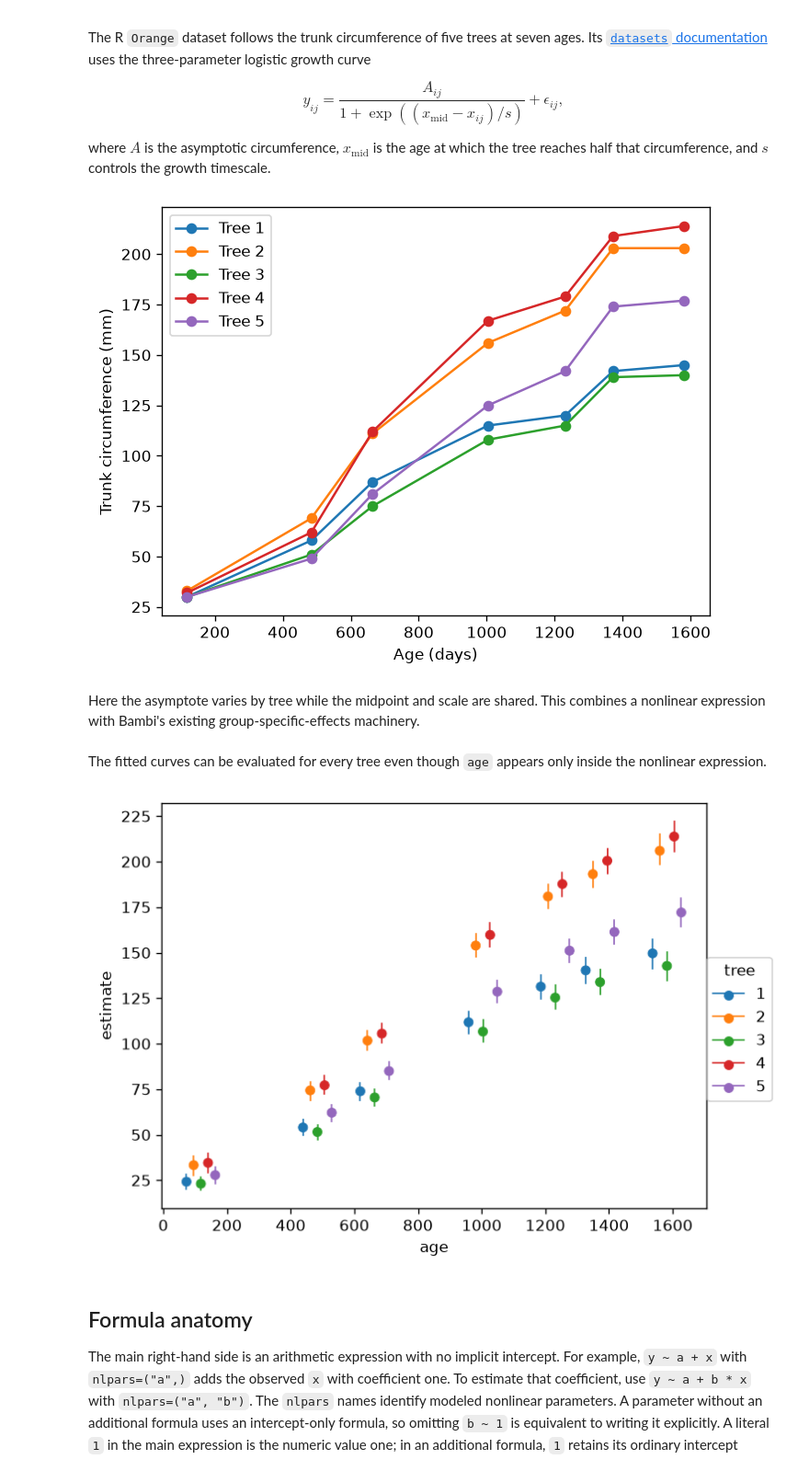
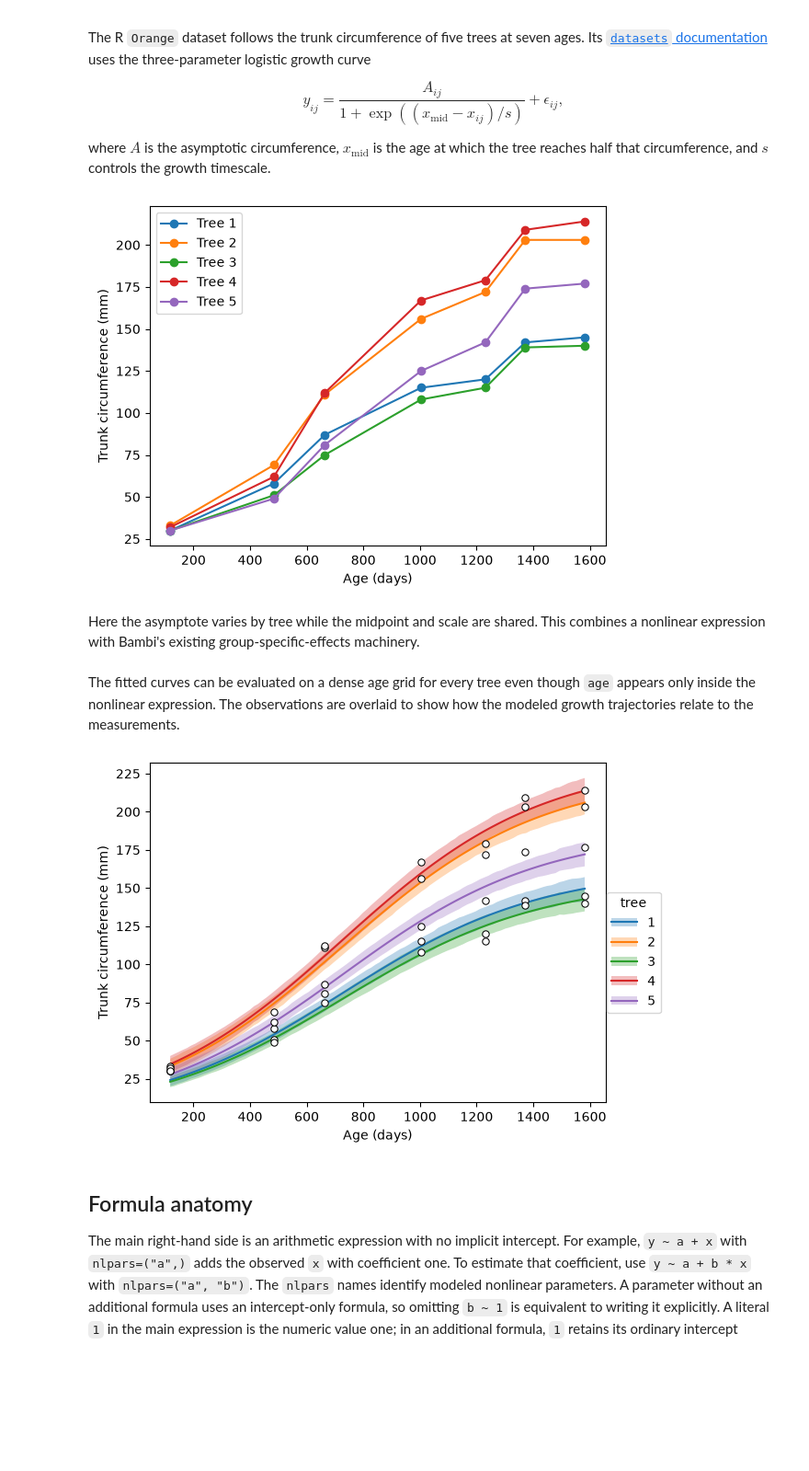
Before and after one commit to tjburch/bambi, a Jupyter notebook: docs/notebooks/nonlinear_expressions.ipynb, the cells around one changed output. Shown at 92% size. Cells and saved outputs as stored; diff of their text form; code cells hidden in the pictures; blank space fills up the shorter version.

Commit message:
Improve nonlinear example plots

```diff
--- a/docs/notebooks/nonlinear_expressions.ipynb
+++ b/docs/notebooks/nonlinear_expressions.ipynb
@@ -101,6 +114,7 @@ where $A$ is the asymptotic circumference, $x_{\mathrm{mid}}$ is the age at whic
 half that circumference, and $s$ controls the growth timescale.
 # %%
 orange = pd.read_csv("data/orange.csv")
+orange["age"] = orange["age"].astype(float)
 orange["tree"] = orange["tree"].astype("category")
 
 for tree, group in orange.groupby("tree", observed=True):
@@ -110,7 +124,7 @@ plt.ylabel("Trunk circumference (mm)")
 plt.legend()
 plt.show()
 # %% [output]
-[figure, old version]
+[figure, new version]
 # %% [markdown]
 
 Here the asymptote varies by tree while the midpoint and scale are shared. This combines a
@@ -148,16 +162,33 @@ orange_idata = orange_model.fit(
 )
 # %% [markdown]
 
-The fitted curves can be evaluated for every tree even though `age` appears only inside the
-nonlinear expression.
+The fitted curves can be evaluated on a dense age grid for every tree even though `age` appears
+only inside the nonlinear expression. The observations are overlaid to show how the modeled
+growth trajectories relate to the measurements.
 # %%
-bmb.interpret.plot_predictions(
+orange_fig = bmb.interpret.plot_predictions(
     orange_model,
     orange_idata,
-    conditional=["age", "tree"],
+    conditional={
+        "age": np.linspace(orange["age"].min(), orange["age"].max(), 100),
+        "tree": orange["tree"].cat.categories.tolist(),
+    },
 )
+orange_ax = orange_fig.axes[0]
+orange_ax.scatter(
+    orange["age"],
+    orange["circumference"],
+    facecolors="white",
+    edgecolors="black",
+    linewidths=0.75,
+    s=28,
+    zorder=3,
+)
+orange_ax.set_xlabel("Age (days)")
+orange_ax.set_ylabel("Trunk circumference (mm)")
+orange_fig
 # %% [output]
-[figure, old version]
+[figure, new version]
 # %% [markdown]
 
 ## Formula anatomy
```
Also changed, not shown: parts of 3 cells of this notebook.
